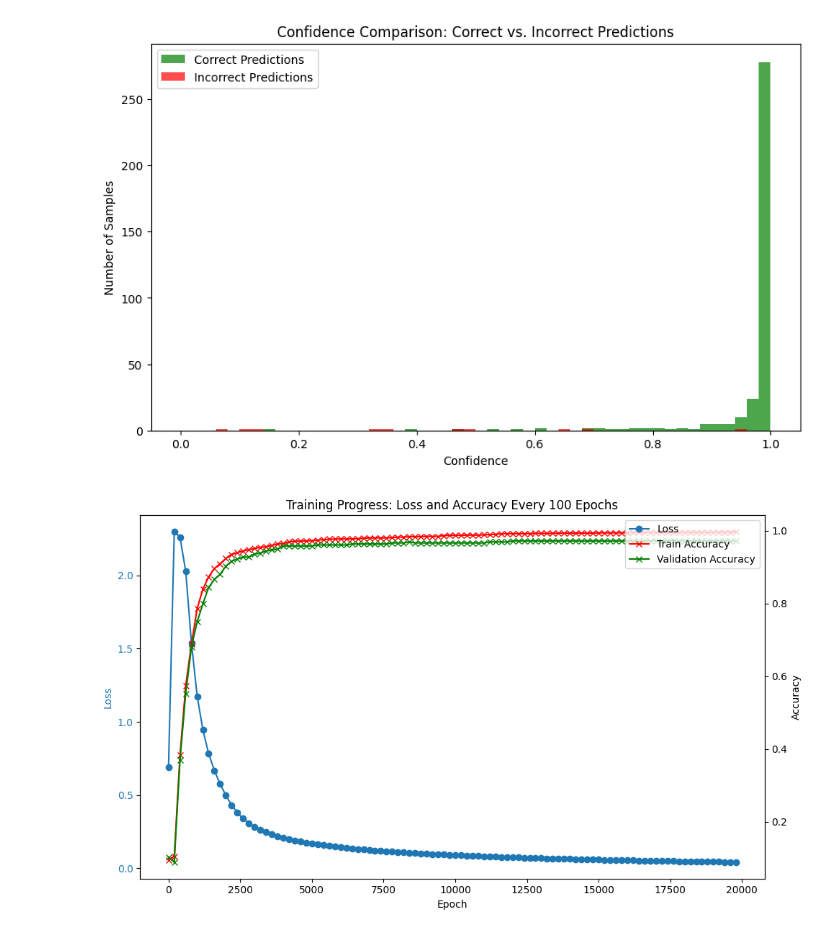
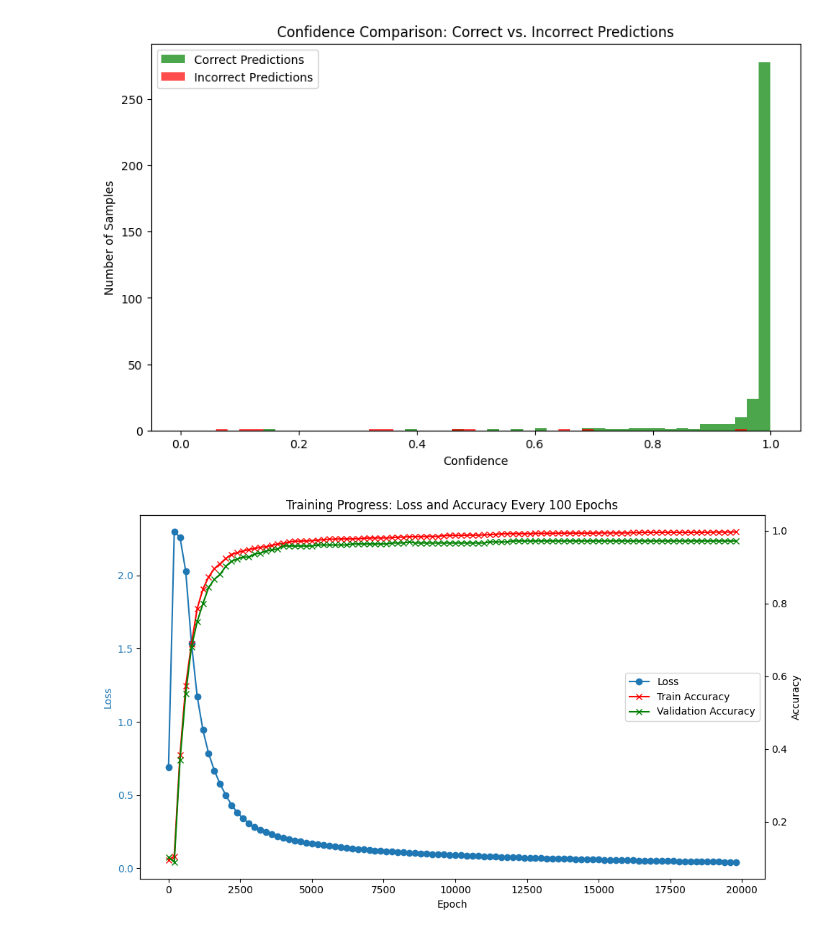
Before and after one commit to zkoenigxd/Neural_Net_From_Scratch, a Jupyter notebook: main.ipynb, the cells around one changed output. Drawn from its saved outputs; the diff is of its cells as text; code cells hidden in the pictures.

Commit message:
Moved graph legend for readability
Moved from upper right to center right

```diff
--- a/main.ipynb
+++ b/main.ipynb
@@ -297,32 +297,32 @@ def plot_training_progress(csv_filepath):
             train_acc_list.append(float(row["train_accuracy"]))
             val_acc_list.append(float(row["val_accuracy"]))
 
     fig, ax1 = plt.subplots(figsize=(10, 6))
 
     # Plot Loss on the left y-axis
     color_loss = 'tab:blue'
     ax1.set_xlabel('Epoch')
     ax1.set_ylabel('Loss', color=color_loss)
     ax1.plot(epochs_list, loss_list, marker='o', color=color_loss, label='Loss')
     ax1.tick_params(axis='y', labelcolor=color_loss)
 
     # Create a second y-axis for the accuracies
     ax2 = ax1.twinx()
     ax2.set_ylabel('Accuracy', color='black')
     ax2.plot(epochs_list, train_acc_list, marker='x', color='red', label='Train Accuracy')
     ax2.plot(epochs_list, val_acc_list, marker='x', color='green', label='Validation Accuracy')
     ax2.tick_params(axis='y', labelcolor='black')
 
     # Combine legends from both axes and display
     lines1, labels1 = ax1.get_legend_handles_labels()
     lines2, labels2 = ax2.get_legend_handles_labels()
-    ax2.legend(lines1 + lines2, labels1 + labels2, loc='upper right')
+    ax2.legend(lines1 + lines2, labels1 + labels2, loc='center right')
 
     plt.title('Training Progress: Loss and Accuracy Every 100 Epochs')
     plt.tight_layout()
     plt.show()
 
 # Call the graphing function to display the plot.
 plot_training_progress(csv_filename)
 # %% [output]
-[figure, old version]
+[figure, new version]
```
